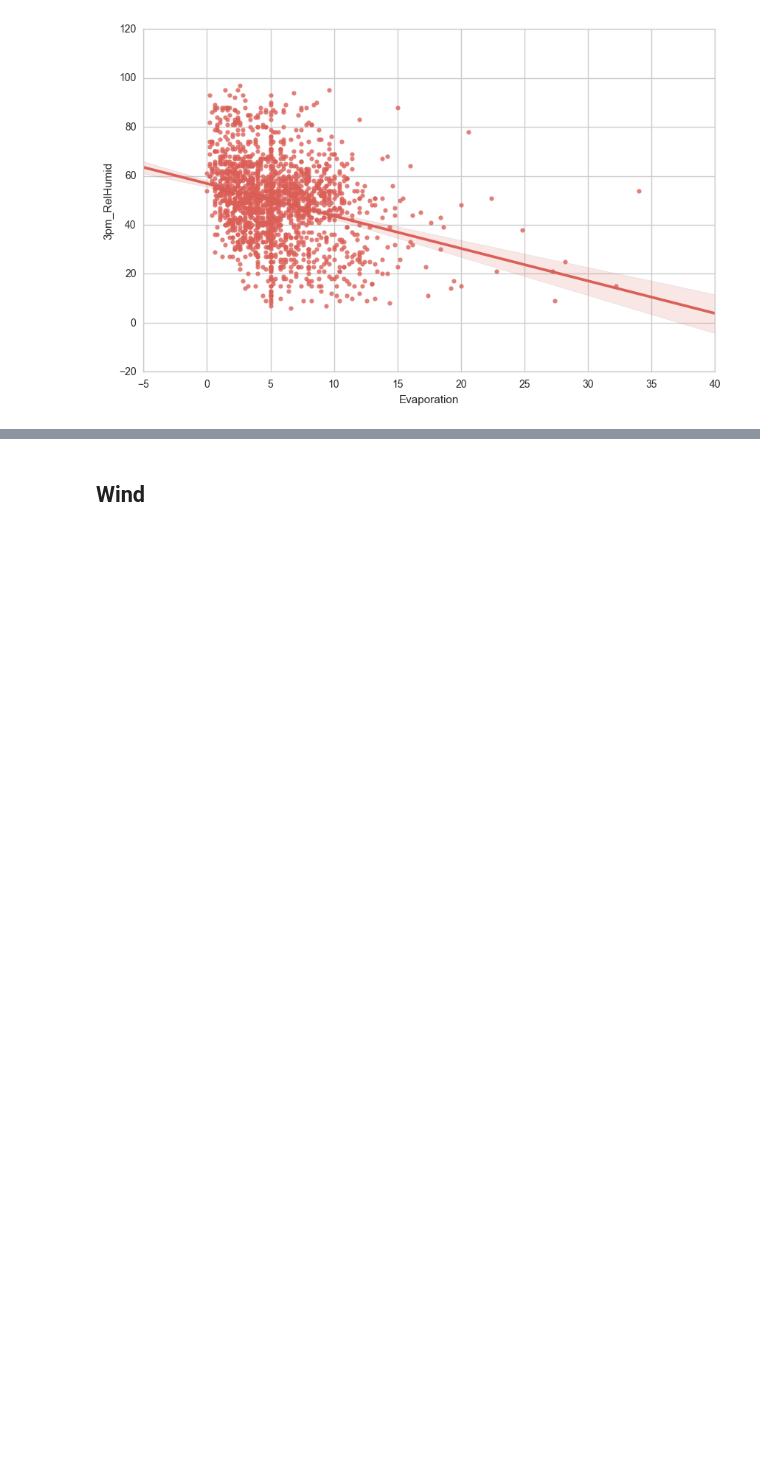
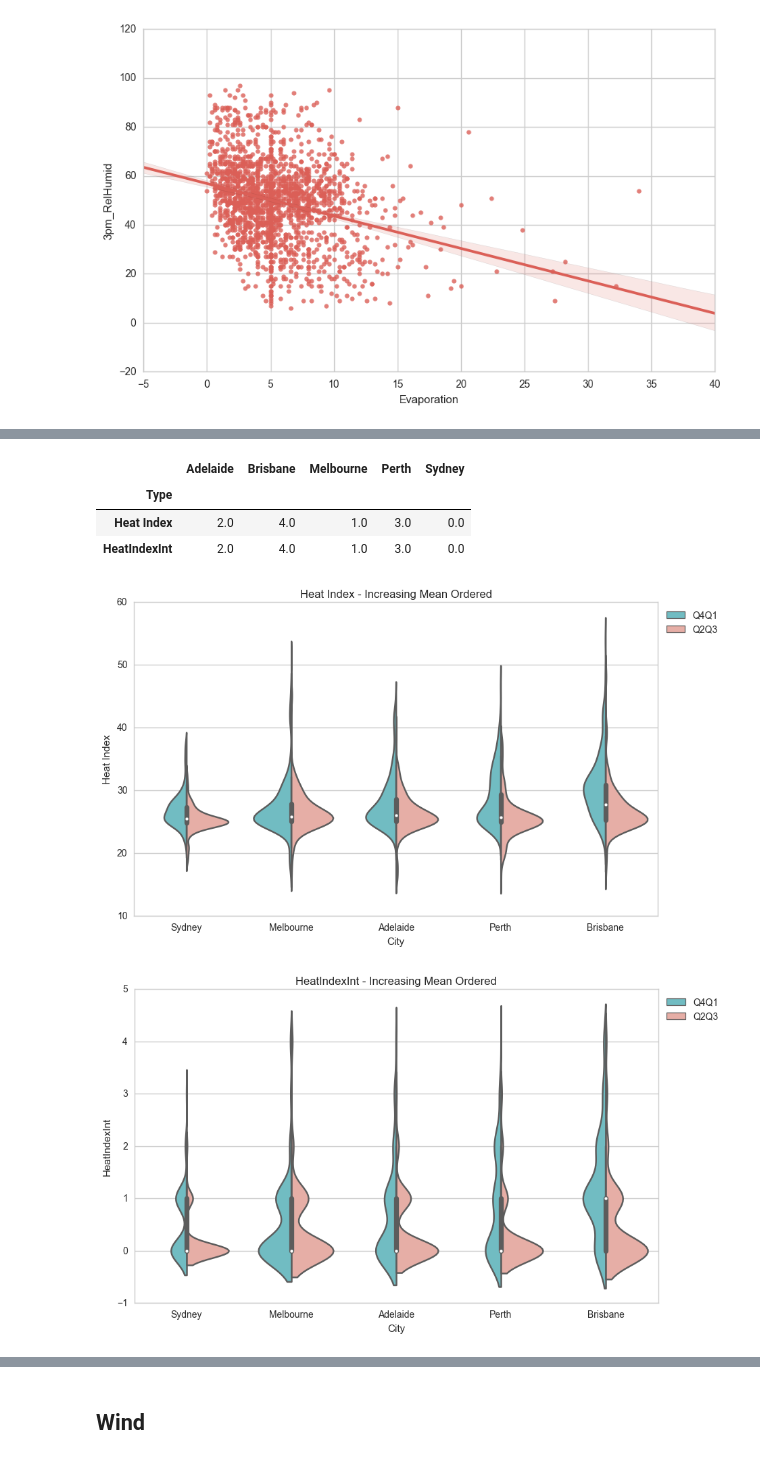
Before and after one commit to BrunnoRicci/bom-austraila, a Jupyter notebook: BOM_Australia.ipynb, the cells around one changed output, grey strips where cells are left out. Cells and saved outputs as stored; diff of their text form; code cells hidden in the pictures; blank space fills up the shorter version.

```diff
--- a/BOM_Australia.ipynb
+++ b/BOM_Australia.ipynb
@@ -584,0 +621,53 @@ Pearson corr: SpearmanrResult(correlation=-0.43960361841841555, pvalue=4.1625052
+# %%
+def calc_hi(T, RH):
+    hi = -42.379 + 2.04901523*T + 10.14333127*RH - .22475541*T*RH - .00683783*T*T - .05481717*RH*RH + .00122874*T*T*RH + .00085282*T*RH*RH - .00000199*T*T*RH*RH
+    return (hi - 32) / 1.8
+
+def index_cat(HI):
+    if HI < 27:
+        return "Safe"
+    if HI < 32:
+        return "Caution"
+    if HI < 37:
+        return "Extreme Caution"
+    if HI < 42:
+        return "Danger"
+    else:
+        return "Extreme Danger"
+
+def index_cat_int(HI):
+    if HI < 27:
+        return 0
+    if HI < 32:
+        return 1
+    if HI < 37:
+        return 2
+    if HI < 42:
+        return 3
+    else:
+        return 4
+
+
+#Max fahrenheit
+df["MaxTempF"] = df["MaxTemp"].map(lambda x: x * 1.8 + 32)
+
+#HI Index
+df["Heat Index"] = df[["MaxTempF","3pm_RelHumid"]].apply(lambda x: calc_hi(x[0],x[1]),axis=1)
+
+#Convert to
+df["HeatIndexCat"] = df["Heat Index"].map(index_cat)
+df["HeatIndexInt"] = df["Heat Index"].map(index_cat_int)
+
+cols = ["Heat Index", "HeatIndexInt"]
+order = calc_stat(df, cols)
+order
+# %% [output]
+|  | Adelaide | Brisbane | Melbourne | Perth | Sydney |
+| Type |  |  |  |  |  |
+| Heat Index | 2.0 | 4.0 | 1.0 | 3.0 | 0.0 |
+| HeatIndexInt | 2.0 | 4.0 | 1.0 | 3.0 | 0.0 |
+# %%
+plot_dists(df, cols, order, "violin")
+# %% [output]
+[figure, added]
+[figure, added]
```
Also changed, not shown: parts of 9 cells of this notebook.
